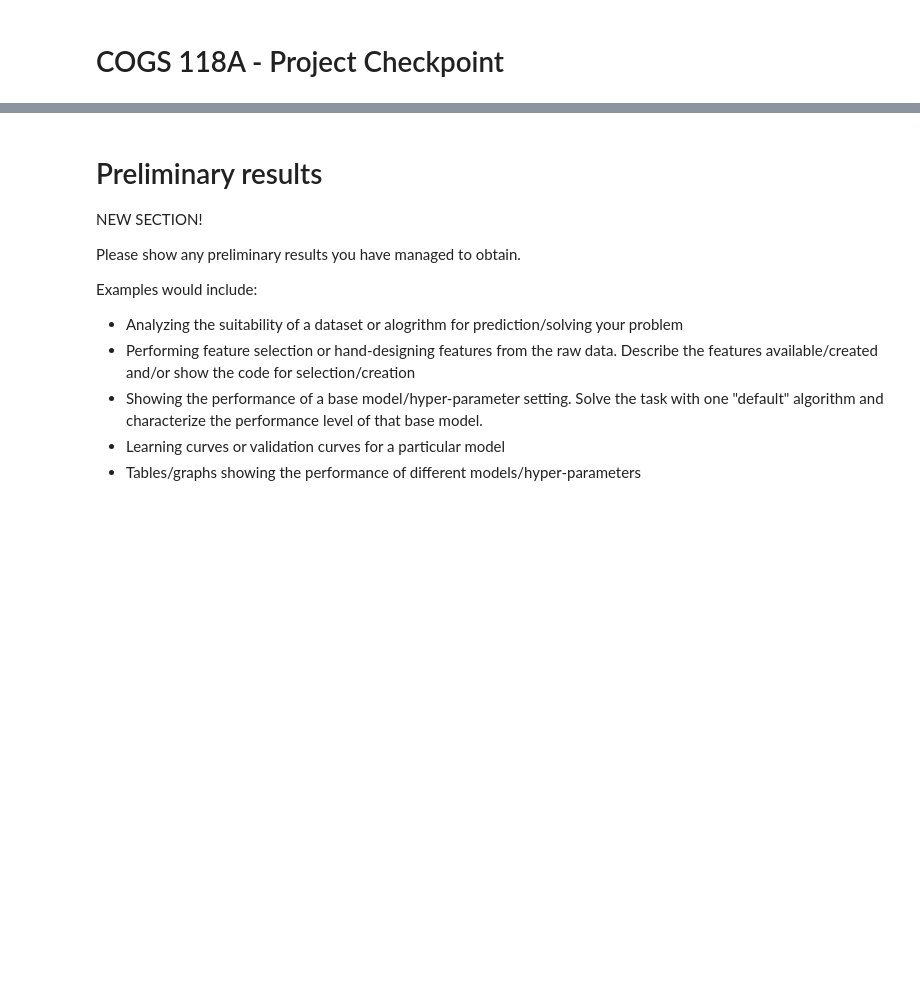
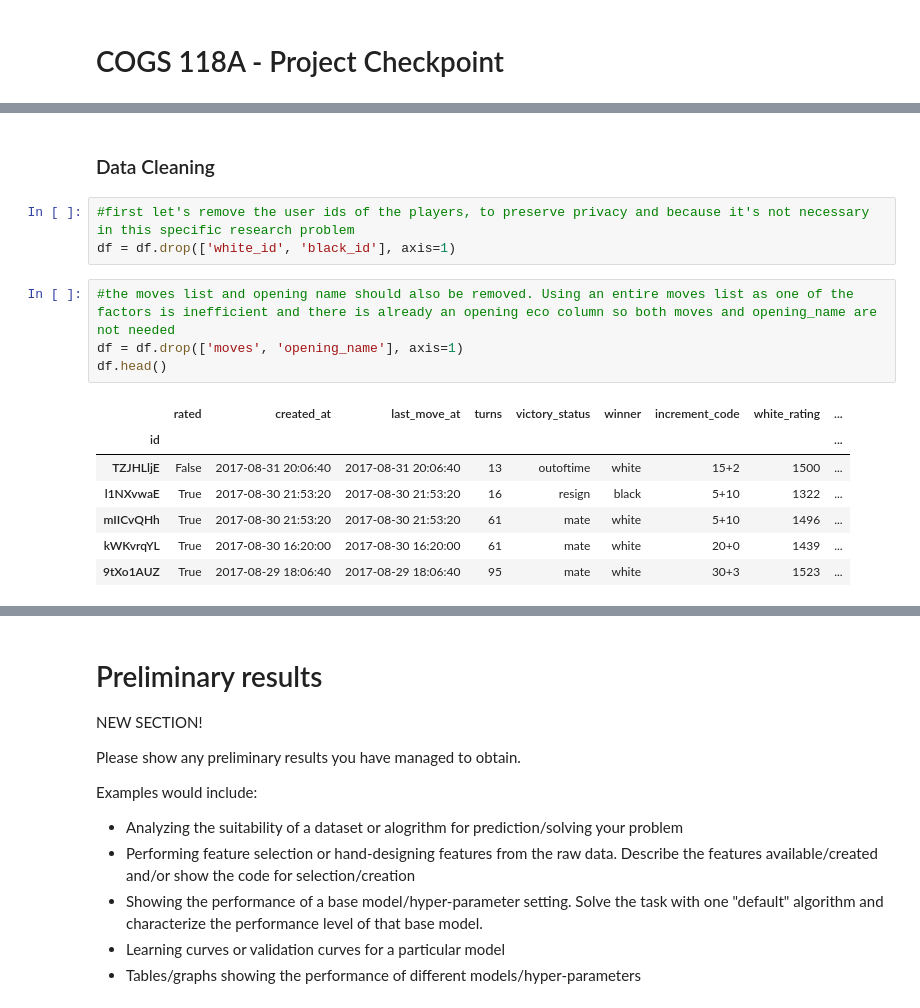
Before and after one commit to kalampark/Lichess-analysis-and-winner-prediction, a Jupyter notebook: CheckpointGroup037-Wi23.ipynb, the cells around one changed output, grey strips where cells are left out. Saved outputs shown, nothing was run; the diff lists cells and outputs as text; blank space fills up the shorter version.

```diff
--- a/CheckpointGroup037-Wi23.ipynb
+++ b/CheckpointGroup037-Wi23.ipynb
@@ -56,0 +122,17 @@ Propose at least one evaluation metric that can be used to quantify the performa
+# %% [markdown]
+### Data Cleaning
+# %%
+#first let's remove the user ids of the players, to preserve privacy and because it's not necessary in this specific research problem
+df = df.drop(['white_id', 'black_id'], axis=1)
+# %%
+#the moves list and opening name should also be removed. Using an entire moves list as one of the factors is inefficient and there is already an opening eco column so both moves and opening_name are not needed
+df = df.drop(['moves', 'opening_name'], axis=1)
+df.head()
+# %% [output]
+|  | rated | created_at | last_move_at | turns | victory_status | winner | increment_code | white_rating | ... |
+| id |  |  |  |  |  |  |  |  | ... |
+| TZJHLljE | False | 2017-08-31 20:06:40 | 2017-08-31 20:06:40 | 13 | outoftime | white | 15+2 | 1500 | ... |
+| l1NXvwaE | True | 2017-08-30 21:53:20 | 2017-08-30 21:53:20 | 16 | resign | black | 5+10 | 1322 | ... |
+| mIICvQHh | True | 2017-08-30 21:53:20 | 2017-08-30 21:53:20 | 61 | mate | white | 5+10 | 1496 | ... |
+| kWKvrqYL | True | 2017-08-30 16:20:00 | 2017-08-30 16:20:00 | 61 | mate | white | 20+0 | 1439 | ... |
+| 9tXo1AUZ | True | 2017-08-29 18:06:40 | 2017-08-29 18:06:40 | 95 | mate | white | 30+3 | 1523 | ... |
```
Also changed, not shown: parts of 31 cells of this notebook, 1 other file.
